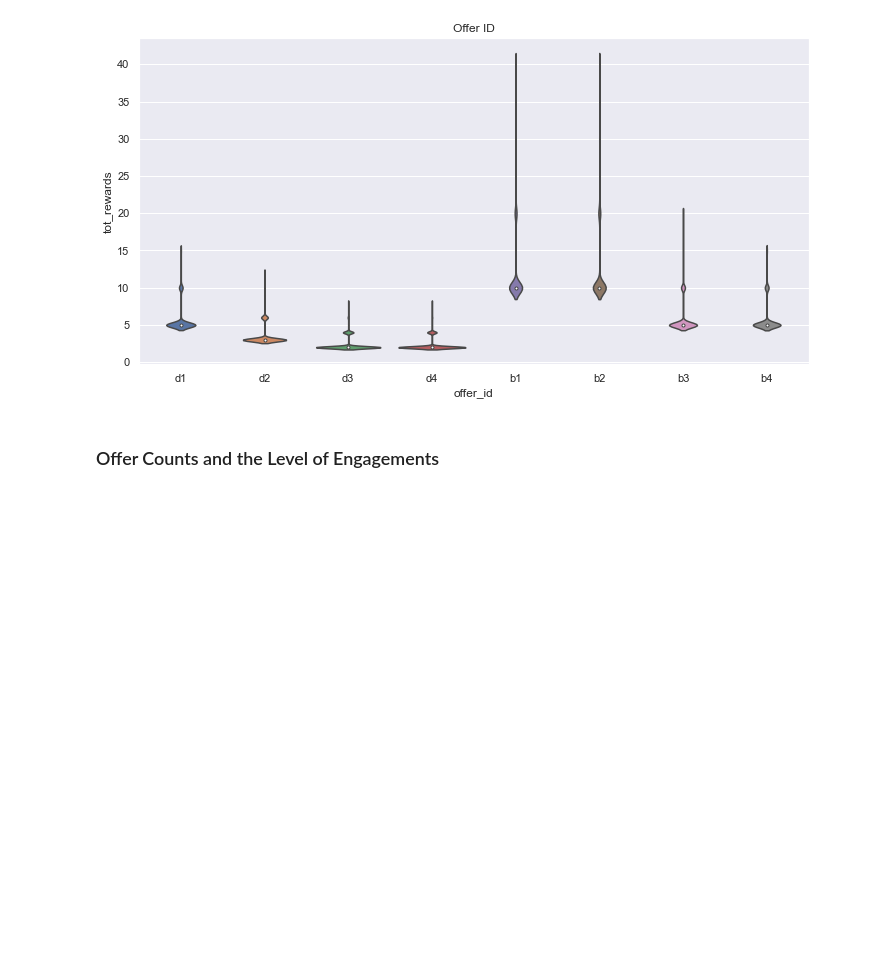
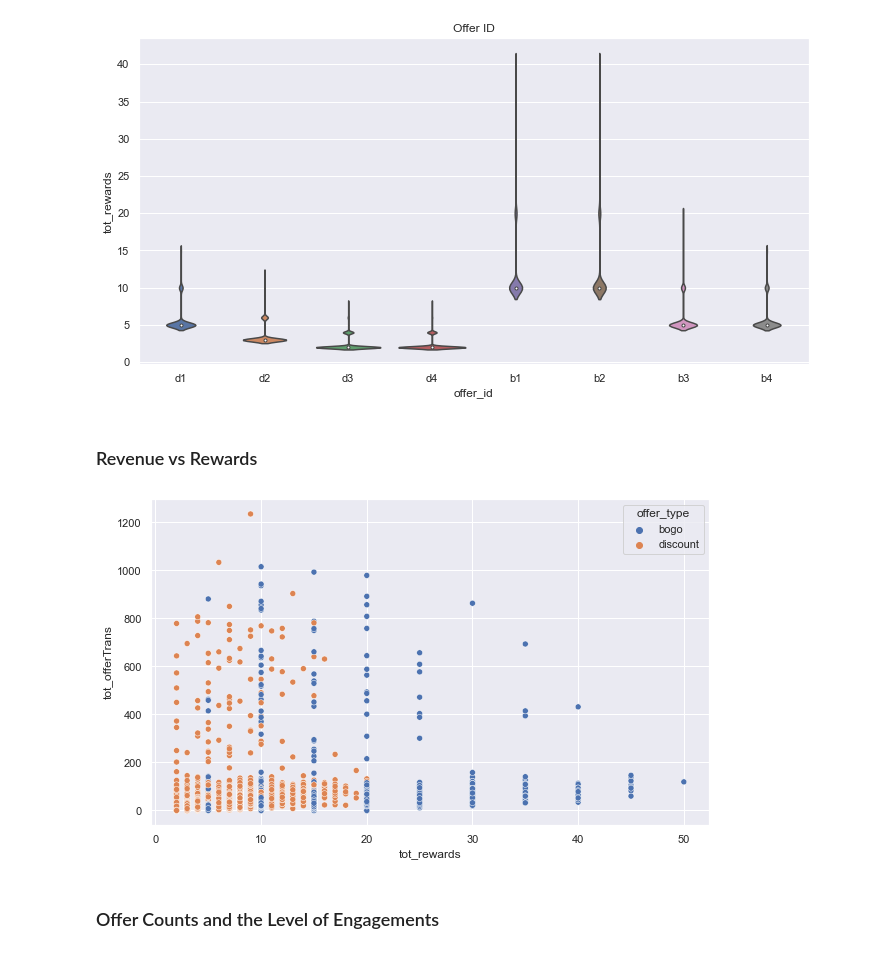
Before and after one commit to Sarmilan-Siva/starbucks-capstone-challenge, a Jupyter notebook: Starbucks_Capstone_notebook.ipynb, the cells around one changed output. Cells and saved outputs as stored; diff of their text form; code cells hidden in the pictures; blank space fills up the shorter version.

```diff
--- a/Starbucks_Capstone_notebook.ipynb
+++ b/Starbucks_Capstone_notebook.ipynb
@@ -483,6 +539,17 @@ plt.title("Offer ID")
 plt.show()
 # %% [output]
 [figure]
+# %% [markdown]
+### Revenue vs Rewards
+# %%
+df_rev_rew_oty = pd.merge(df_ind_offType_rewards, df_offer_transac_ty,
+                          on=['customer_id', 'offer_type'], how="left")
+# %%
+plt.figure(figsize=(10, 6))
+sns.scatterplot(data=df_rev_rew_oty, x="tot_rewards", y="tot_offerTrans", hue="offer_type")
+plt.show()
+# %% [output]
+[figure, added]
 # %% [markdown]
 ### Offer Counts and the Level of Engagements
 # %% [markdown]
```
Also changed, not shown: parts of 61 cells of this notebook, 2 other files.
